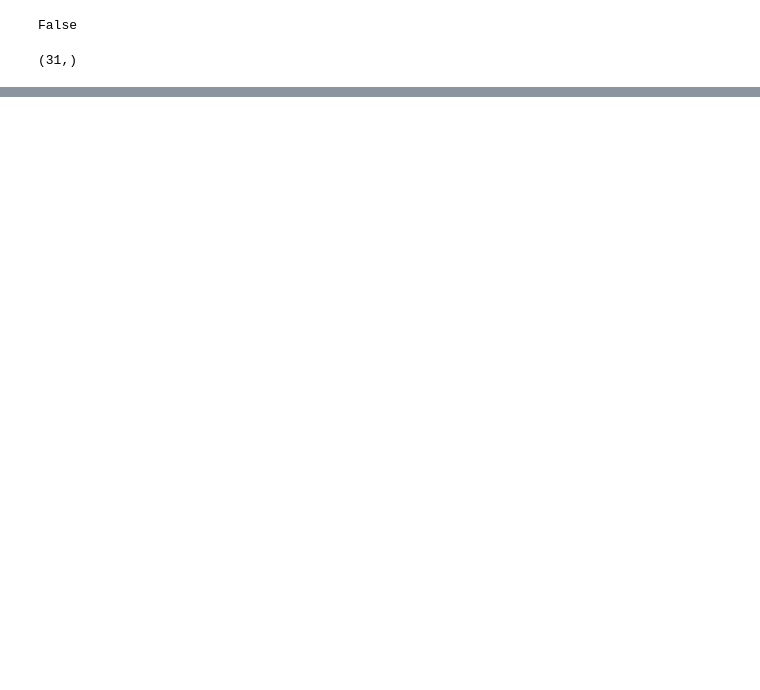
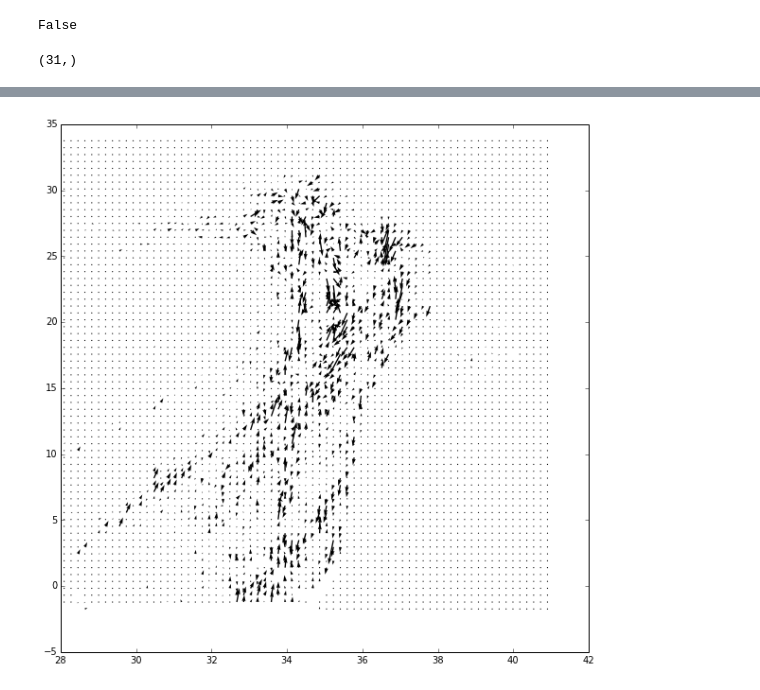
Before and after one commit to rabernat/pop_water_mass, a Jupyter notebook: notebooks/transformation_snapshot.ipynb, the cells around one changed output, grey strips where cells are left out. Saved outputs shown, nothing was run; the diff lists cells and outputs as text; code cells hidden in the pictures; blank space fills up the shorter version.

```diff
--- a/notebooks/transformation_snapshot.ipynb
+++ b/notebooks/transformation_snapshot.ipynb
@@ -107,0 +186,22 @@ Nt
+# %%
+p.initialize_gradient_operator()
+T, S, FT_forc, FT_mix, FS_forc, FS_mix = p.ts_forcing[0]
+# %%
+reg = transformation.TSWaterMassRegion(Tlevs=Tlevs, Slevs=Slevs)
+reg.initialize_mask(p)
+# %%
+#T = np.ma.masked_array(p.nc.variables['SST'][0], p.mask)
+#S = np.ma.masked_array(p.nc.variables['SSS'][0], p.mask)
+
+AT, AS = reg.calculate_transformation_rate(T, S, [FT_forc, FT_mix], [FS_forc, FS_mix])
+# %%
+Sv = 1e6
+plt.figure(figsize=(10,10))
+#plt.subplot(221)
+#plt.pcolormesh(reg.S, reg.T, np.ma.masked_invalid(AT[1])/Sv, cmap='RdBu_r')
+plt.quiver(reg.Sc, reg.Tc,
+           np.ma.masked_invalid(AS[1])/Sv, np.ma.masked_invalid(AT[1])/Sv,
+           scale=2000)
+plt.clim([-50,50])
+# %% [output]
+[figure, added]
```
Also changed, not shown: parts of 23 cells of this notebook, 6 other files.
